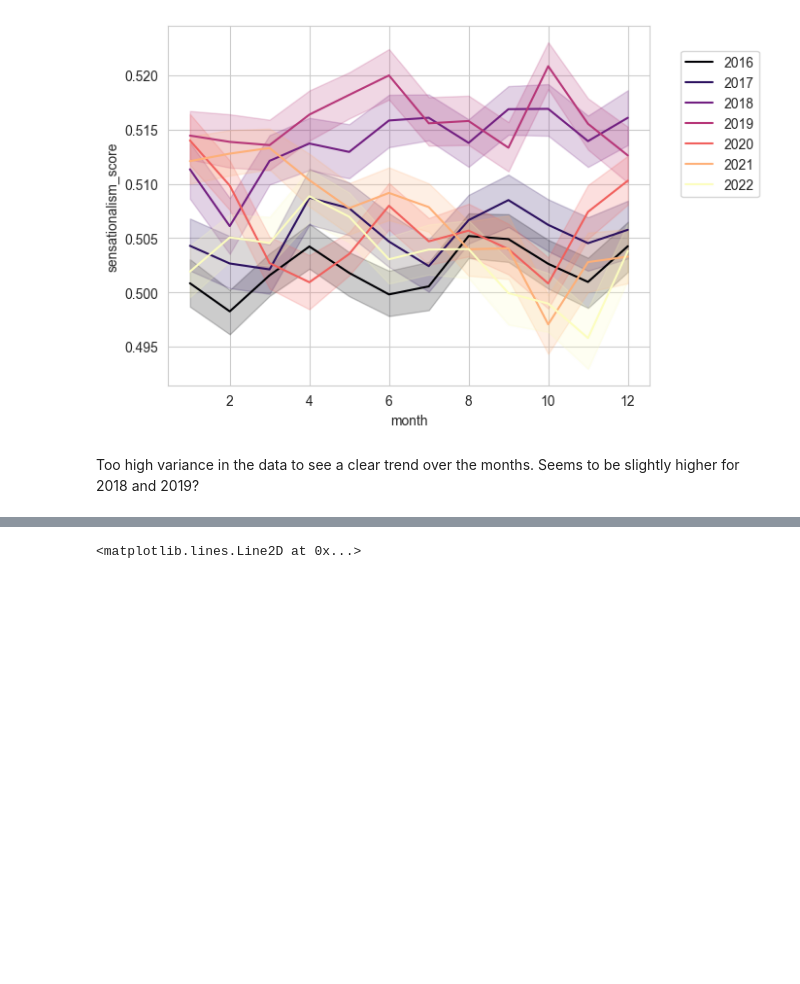
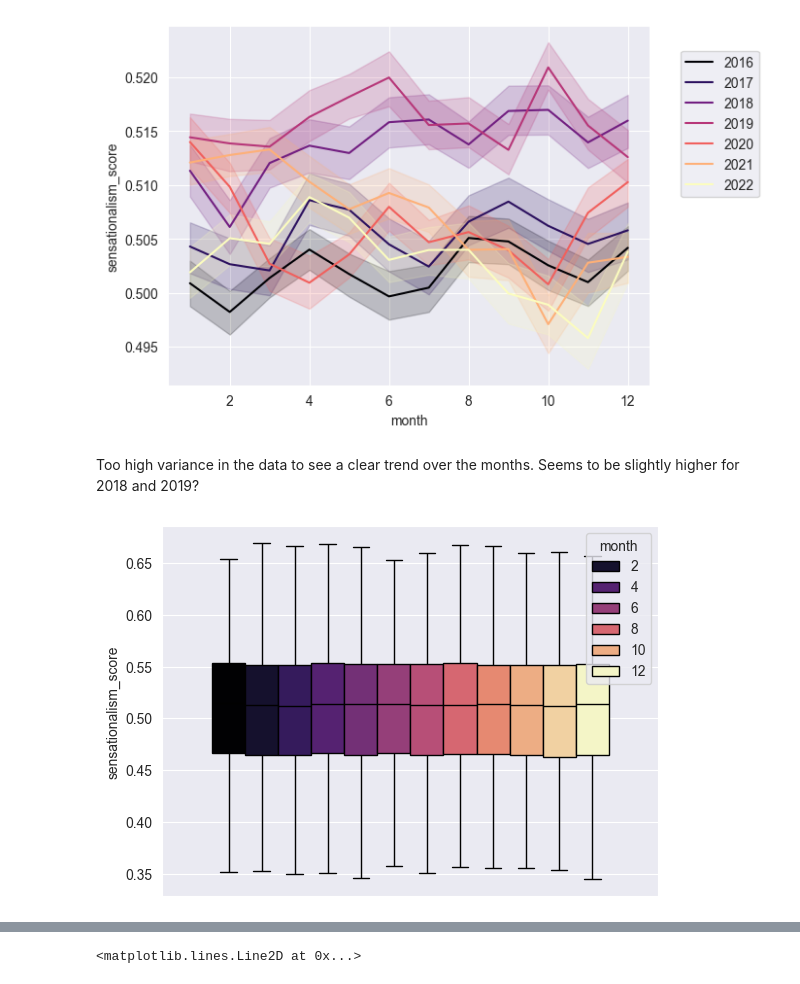
Before and after one commit to vetlewj/algorithmic-media, a Jupyter notebook: sensationalism_metric/sensationalism_analysis.ipynb, the cells around one changed output, grey strips where cells are left out. Saved outputs shown, nothing was run; the diff lists cells and outputs as text; code cells hidden in the pictures; blank space fills up the shorter version.

```diff
--- a/sensationalism_metric/sensationalism_analysis.ipynb
+++ b/sensationalism_metric/sensationalism_analysis.ipynb
@@ -89,3 +110,7 @@ sns_plot.legend(bbox_to_anchor=(1.05, .95), loc='upper left')
 [figure]
 # %% [markdown]
 Too high variance in the data to see a clear trend over the months. Seems to be slightly higher for 2018 and 2019?
+# %%
+sns_plot = sns.boxplot(data=df, hue="month", y="sensationalism_score", palette="magma")
+# %% [output]
+[figure, added]
```
Also changed, not shown: parts of 18 cells of this notebook, 1 other file.
